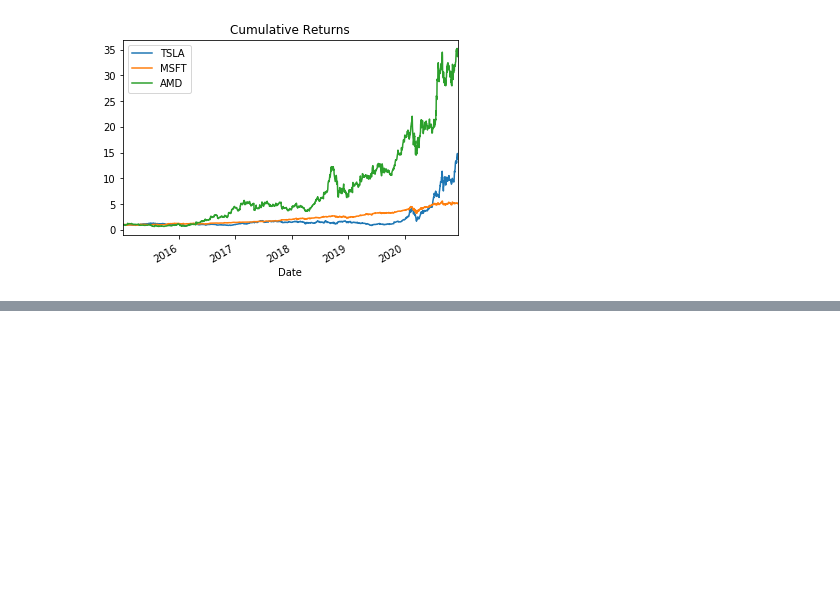
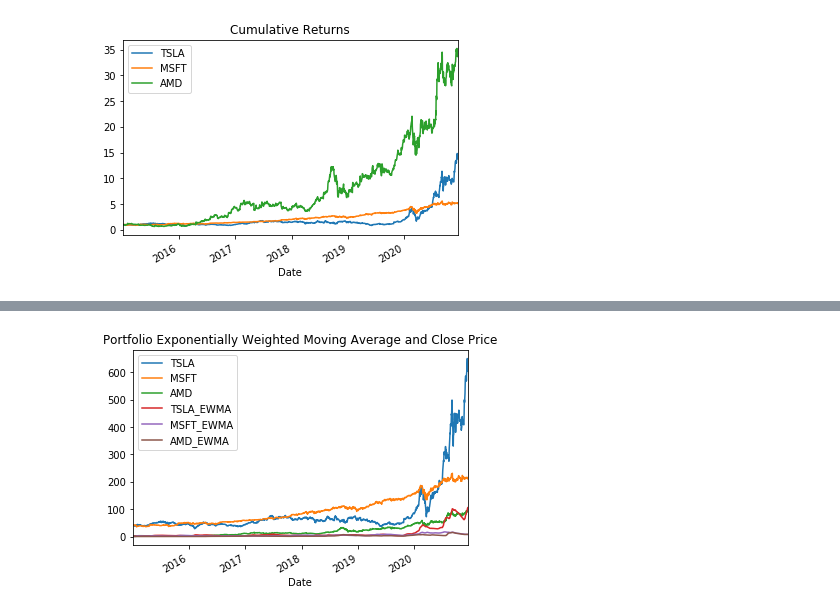
Before and after one commit to GregoryRash6/Custom_Portfolio_Analysis, a Jupyter notebook: analysis.ipynb, the cells around one changed output, grey strips where cells are left out. Saved outputs shown, nothing was run; the diff lists cells and outputs as text; code cells hidden in the pictures; blank space fills up the shorter version.

```diff
--- a/analysis.ipynb
+++ b/analysis.ipynb
@@ -356,0 +360,33 @@ stock_performance_cum_plt;
+# %%
+df = portfolio_close
+
+def ewmas(df, win, keepSource):
+
+    df_temp = df.copy()
+
+    #change names of columns
+    columnNames = list(df_temp.columns.values).copy()
+    removeNames = columnNames.copy()
+
+    i = 0
+    for col in columnNames:
+
+        # Make new names for ewmas
+        ewmaName = columnNames[i] + '_EWMA' + str()
+
+        # Add ewmas
+        df_temp[ewmaName] = df[columnNames[i]].ewm(halflife=21).std()
+
+        i = i + 1
+
+    # Remove estimates with insufficient window length
+    df_temp = df_temp.iloc[win:]
+
+    # Remove or keep source data
+    if keepSource == False:
+        df_temp = df_temp.drop(removeNames,1)
+
+    return df_temp
+
+df_new = ewmas(df = df, win = 2, keepSource = True)
+df_new.tail()
@@ -356,0 +401,6 @@ stock_performance_cum_plt;
+# %%
+ewma_plot = df_new.plot(title='Portfolio Exponentially Weighted Moving Average and Close Price');
+
+ewma_plot.figure.savefig(f"Images/ewma.png", bbox_inches='tight')
+# %% [output]
+[figure, added]
```
Also changed, not shown: parts of 23 cells of this notebook, 2 other files.
